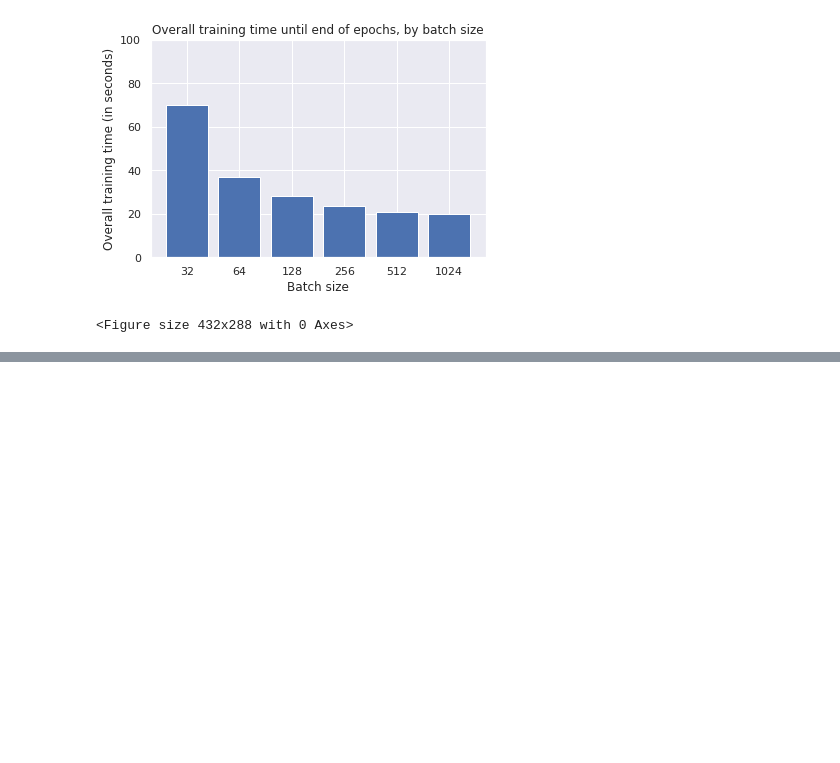
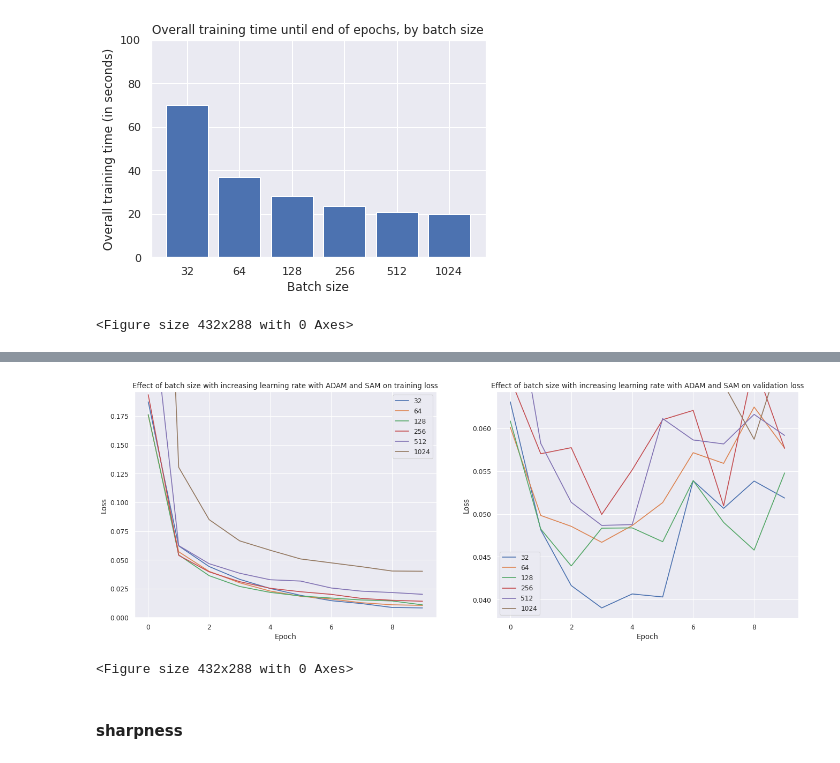
Before and after one commit to Alexanderstaehle/OM_project, a Jupyter notebook: experiments_tf.ipynb, the cells around one changed output, grey strips where cells are left out. Saved outputs shown, nothing was run; the diff lists cells and outputs as text; code cells hidden in the pictures; blank space fills up the shorter version.

```diff
--- a/experiments_tf.ipynb
+++ b/experiments_tf.ipynb
@@ -1672,0 +1865,26 @@ visualization.histogram_overall_time_until_end_of_epochs(batch_sizes, overall_tr
+# %%
+if not RETRAIN_FLAG:
+    for batch_size, lr in zip(batch_sizes, learning_rates):
+        # Read training data
+        train, validation = data_loading.load_batched_and_resized_dataset(dataset_name='MNIST', batch_size=batch_size,
+                                                                          img_size=32)
+        optimizer = keras.optimizers.Adam(learning_rate=lr)
+        model = build_and_load_sam_model_weights(train, optimizer,
+                                                 filename_bs_lr_opt_sam(batch_size, lr, "ADAM", "SAM"))
+        models_by_batch_size_diff_lr[batch_size] = model
+        models[key + (batch_size, lr)] = model
+# %%
+if RETRAIN_FLAG:
+    models_states[key] = {}
+    for batch_size, lr in zip(batch_sizes, learning_rates):
+        # Read training data
+        train, validation = data_loading.load_batched_and_resized_dataset(dataset_name='MNIST', batch_size=batch_size,
+                                                                          img_size=32)
+
+        optimizer = keras.optimizers.Adam(learning_rate=lr)
+        model = tf_models.build_simple_cnn_sam(train, optimizer)
+        train_callbacks = callback_for_filename(filename_bs_lr_opt_sam(batch_size, lr, "ADAM", "SAM"))
+
+        models_states[key][batch_size] = ml_utils.train_model(model, train, validation, epochs=training_epochs,
+                                                             extra_callbacks=train_callbacks, verbose=1)
+        models[key + (batch_size, lr)] = model
@@ -1672,0 +1909,13 @@ visualization.histogram_overall_time_until_end_of_epochs(batch_sizes, overall_tr
+# %%
+if RETRAIN_FLAG:
+    ml_utils.save_model_state(models_states[key], state_filename)
+else:
+    models_states[key] = ml_utils.load_model_state(state_filename)
+# %%
+visualization.plot_loss_by_param(models_states[key], 'batch size with increasing learning rate with ADAM and SAM',
+                                 'diff_lr_diff_bs_ADAM_SAM')
+# %% [output]
+[figure, added]
+<Figure size 432x288 with 0 Axes>
+# %% [markdown]
+#### sharpness
```
Also changed, not shown: parts of 72 cells of this notebook.
